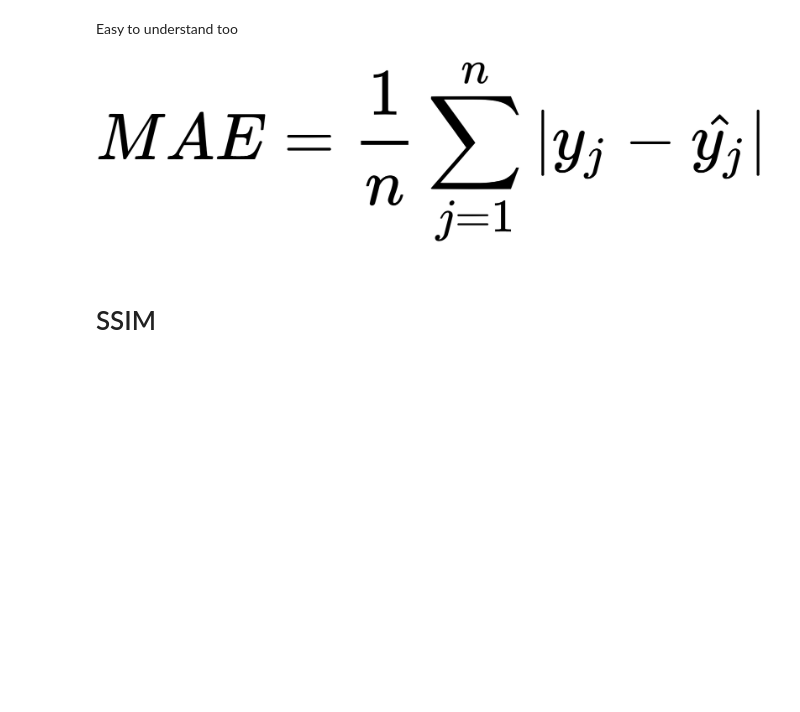
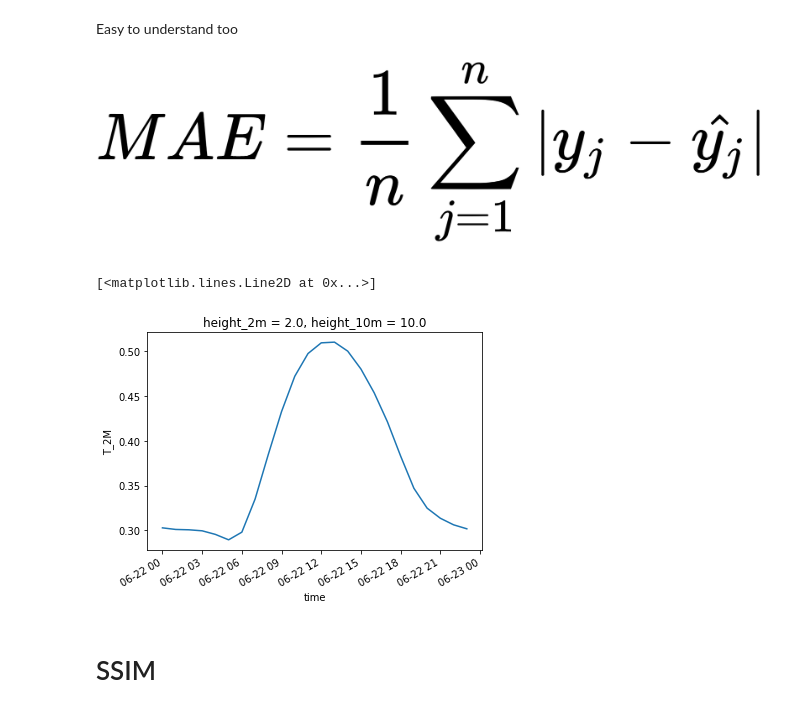
Before and after one commit to LeoMicollet/Downscaling_CM, a Jupyter notebook: dev/Metrics.ipynb, the cells around one changed output. Saved outputs shown, nothing was run; the diff lists cells and outputs as text; code cells hidden in the pictures; blank space fills up the shorter version.

```diff
--- a/dev/Metrics.ipynb
+++ b/dev/Metrics.ipynb
@@ -191,6 +196,11 @@ bic_MAE = xs.mae(day_2km, bicubic_2km, dim = ['rlon','rlat'])
 quintic_MAE = xs.mae(day_2km, quintic_2km, dim = ['rlon','rlat'])
 
 MAE = [bil_MAE, bic_MAE,quintic_MAE]
+# %%
+bil_MAE.T_2M.plot()
+# %% [output]
+[<matplotlib.lines.Line2D at 0x...>]
+[figure, added]
 # %% [markdown]
 # SSIM
 # %% [markdown]
```
Also changed, not shown: parts of 13 cells of this notebook, 1 other file.
